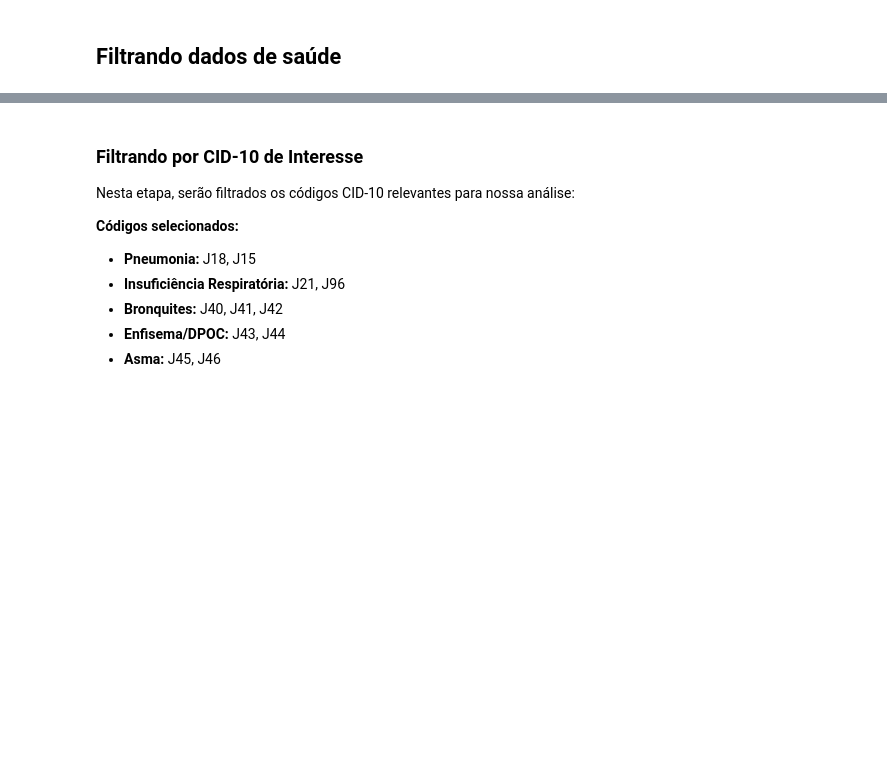
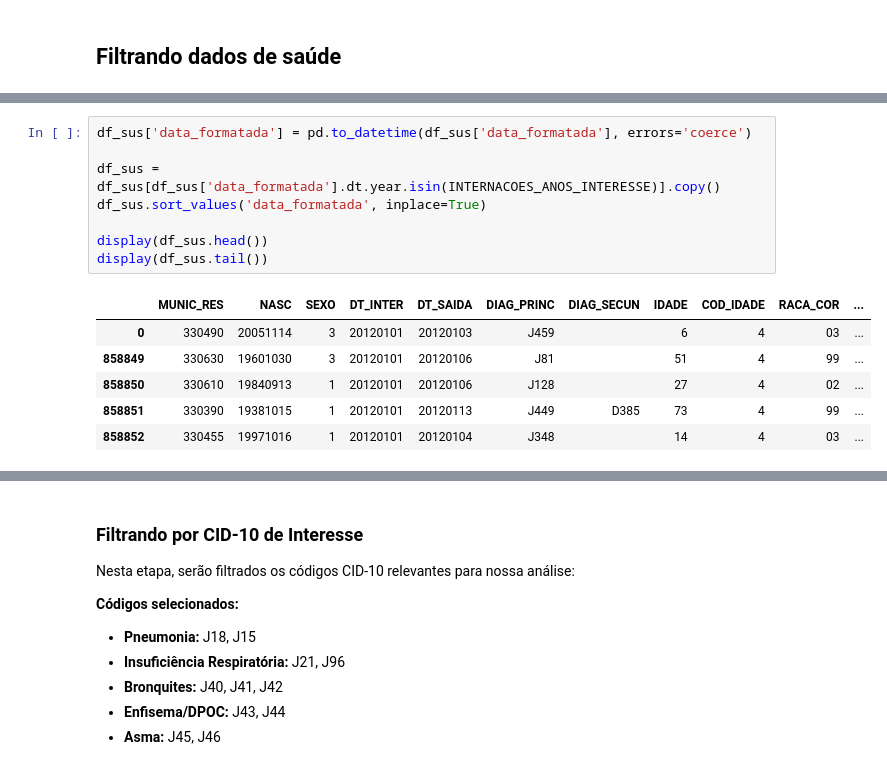
Before and after one commit to AILAB-CEFET-RJ/qualiar, a Jupyter notebook: Code/2 - TreatRawData/DataSus/treat_raw_hospitalizations.ipynb, the cells around one changed output, grey strips where cells are left out. Drawn from its saved outputs; the diff is of its cells as text; blank space fills up the shorter version.

```diff
--- a/Code/2 - TreatRawData/DataSus/treat_raw_hospitalizations.ipynb
+++ b/Code/2 - TreatRawData/DataSus/treat_raw_hospitalizations.ipynb
@@ -105,0 +127,15 @@ Valores ausentes por coluna (top 20):
+# %%
+df_sus['data_formatada'] = pd.to_datetime(df_sus['data_formatada'], errors='coerce')
+
+df_sus = df_sus[df_sus['data_formatada'].dt.year.isin(INTERNACOES_ANOS_INTERESSE)].copy()
+df_sus.sort_values('data_formatada', inplace=True)
+
+display(df_sus.head())
+display(df_sus.tail())
+# %% [output]
+|  | MUNIC_RES | NASC | SEXO | DT_INTER | DT_SAIDA | DIAG_PRINC | DIAG_SECUN | IDADE | COD_IDADE | RACA_COR | ... |
+| 0 | 330490 | 20051114 | 3 | 20120101 | 20120103 | J459 |  | 6 | 4 | 03 | ... |
+| 858849 | 330630 | 19601030 | 3 | 20120101 | 20120106 | J81 |  | 51 | 4 | 99 | ... |
+| 858850 | 330610 | 19840913 | 1 | 20120101 | 20120106 | J128 |  | 27 | 4 | 02 | ... |
+| 858851 | 330390 | 19381015 | 1 | 20120101 | 20120113 | J449 | D385 | 73 | 4 | 99 | ... |
+| 858852 | 330455 | 19971016 | 1 | 20120101 | 20120104 | J348 |  | 14 | 4 | 03 | ... |
```
Also changed, not shown: parts of 9 cells of this notebook, 2 other files.
